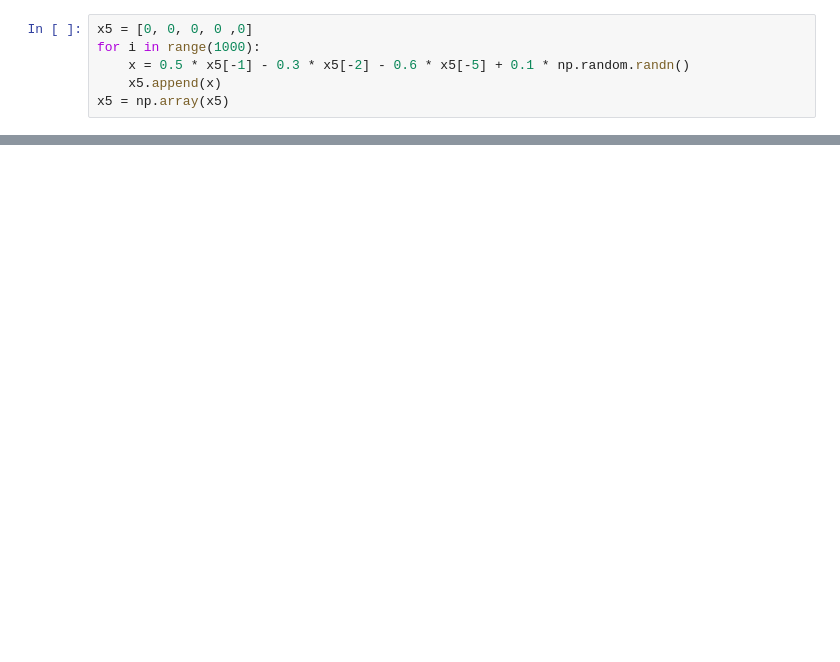
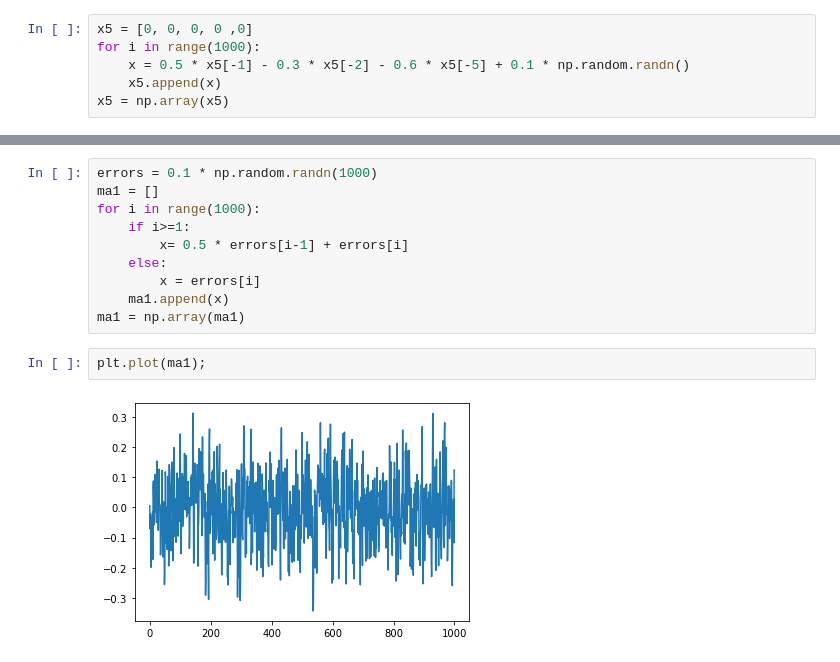
Before and after one commit to tohidabedini/deep-learning-courses, a Jupyter notebook: 04-Udemy - Financial/03-Time Series Analysis/3.23-PACF and ACF.ipynb, the cells around one changed output, grey strips where cells are left out. Saved outputs shown, nothing was run; the diff lists cells and outputs as text; blank space fills up the shorter version.

```diff
--- a/04-Udemy - Financial/03-Time Series Analysis/3.23-PACF and ACF.ipynb
+++ b/04-Udemy - Financial/03-Time Series Analysis/3.23-PACF and ACF.ipynb
@@ -97,0 +103,14 @@ plot_pacf(x5, ax=ax);
+# %%
+errors = 0.1 * np.random.randn(1000)
+ma1 = []
+for i in range(1000):
+    if i>=1:
+        x= 0.5 * errors[i-1] + errors[i]
+    else:
+        x = errors[i]
+    ma1.append(x)
+ma1 = np.array(ma1)
+# %%
+plt.plot(ma1);
+# %% [output]
+[figure, added]
```
Also changed, not shown: parts of 21 cells of this notebook.
